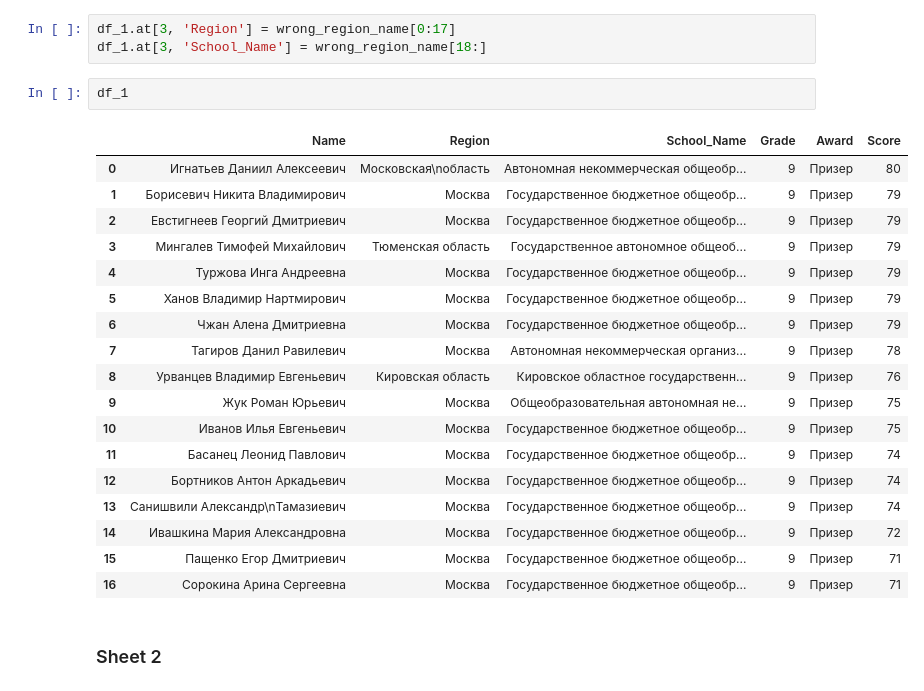
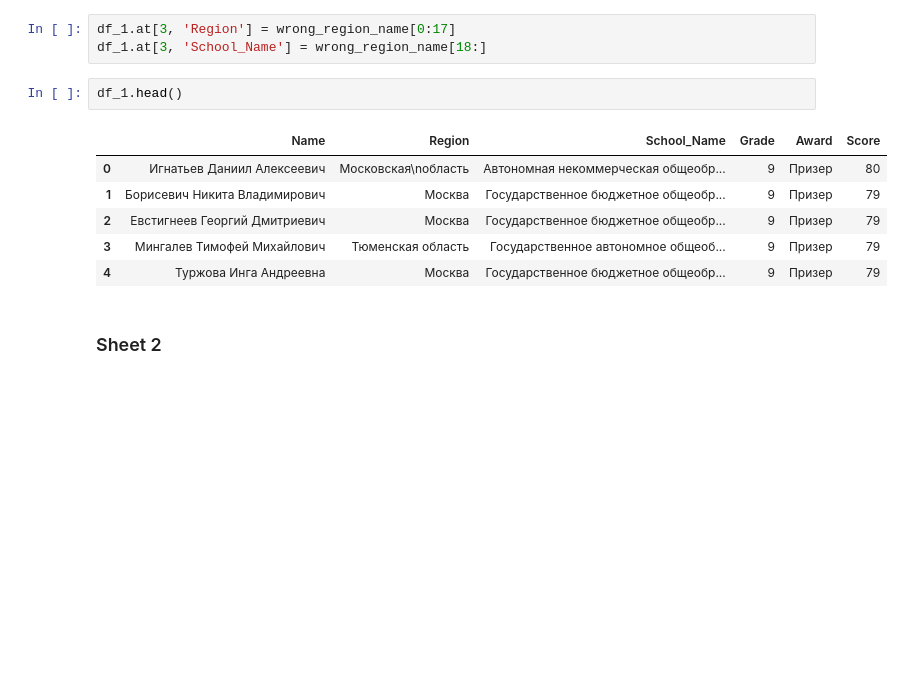
Before and after one commit to SaniaPushkar/Economics-Olympiads, a Jupyter notebook: Lena_olympiads.ipynb, the cells around one changed output. Drawn from its saved outputs; the diff is of its cells as text; blank space fills up the shorter version.

```diff
--- a/Lena_olympiads.ipynb
+++ b/Lena_olympiads.ipynb
@@ -78,26 +75,14 @@ wrong_region_name[0:17]
 df_1.at[3, 'Region'] = wrong_region_name[0:17]
 df_1.at[3, 'School_Name'] = wrong_region_name[18:]
 # %%
-df_1
+df_1.head()
 # %% [output]
 |  | Name | Region | School_Name | Grade | Award | Score |
 | 0 | Игнатьев Даниил Алексеевич | Московская\nобласть | Автономная некоммерческая общеобр... | 9 | Призер | 80 |
 | 1 | Борисевич Никита Владимирович | Москва | Государственное бюджетное общеобр... | 9 | Призер | 79 |
 | 2 | Евстигнеев Георгий Дмитриевич | Москва | Государственное бюджетное общеобр... | 9 | Призер | 79 |
 | 3 | Мингалев Тимофей Михайлович | Тюменская область | Государственное автономное общеоб... | 9 | Призер | 79 |
 | 4 | Туржова Инга Андреевна | Москва | Государственное бюджетное общеобр... | 9 | Призер | 79 |
-| 5 | Ханов Владимир Нартмирович | Москва | Государственное бюджетное общеобр... | 9 | Призер | 79 |
-| 6 | Чжан Алена Дмитриевна | Москва | Государственное бюджетное общеобр... | 9 | Призер | 79 |
-| 7 | Тагиров Данил Равилевич | Москва | Автономная некоммерческая организ... | 9 | Призер | 78 |
-| 8 | Урванцев Владимир Евгеньевич | Кировская область | Кировское областное государственн... | 9 | Призер | 76 |
-| 9 | Жук Роман Юрьевич | Москва | Общеобразовательная автономная не... | 9 | Призер | 75 |
-| 10 | Иванов Илья Евгеньевич | Москва | Государственное бюджетное общеобр... | 9 | Призер | 75 |
-| 11 | Басанец Леонид Павлович | Москва | Государственное бюджетное общеобр... | 9 | Призер | 74 |
-| 12 | Бортников Антон Аркадьевич | Москва | Государственное бюджетное общеобр... | 9 | Призер | 74 |
-| 13 | Санишвили Александр\nТамазиевич | Москва | Государственное бюджетное общеобр... | 9 | Призер | 74 |
-| 14 | Ивашкина Мария Александровна | Москва | Государственное бюджетное общеобр... | 9 | Призер | 72 |
-| 15 | Пащенко Егор Дмитриевич | Москва | Государственное бюджетное общеобр... | 9 | Призер | 71 |
-| 16 | Сорокина Арина Сергеевна | Москва | Государственное бюджетное общеобр... | 9 | Призер | 71 |
 # %% [markdown]
 ### Sheet 2
 # %%
```
Also changed, not shown: parts of 7 cells of this notebook.
